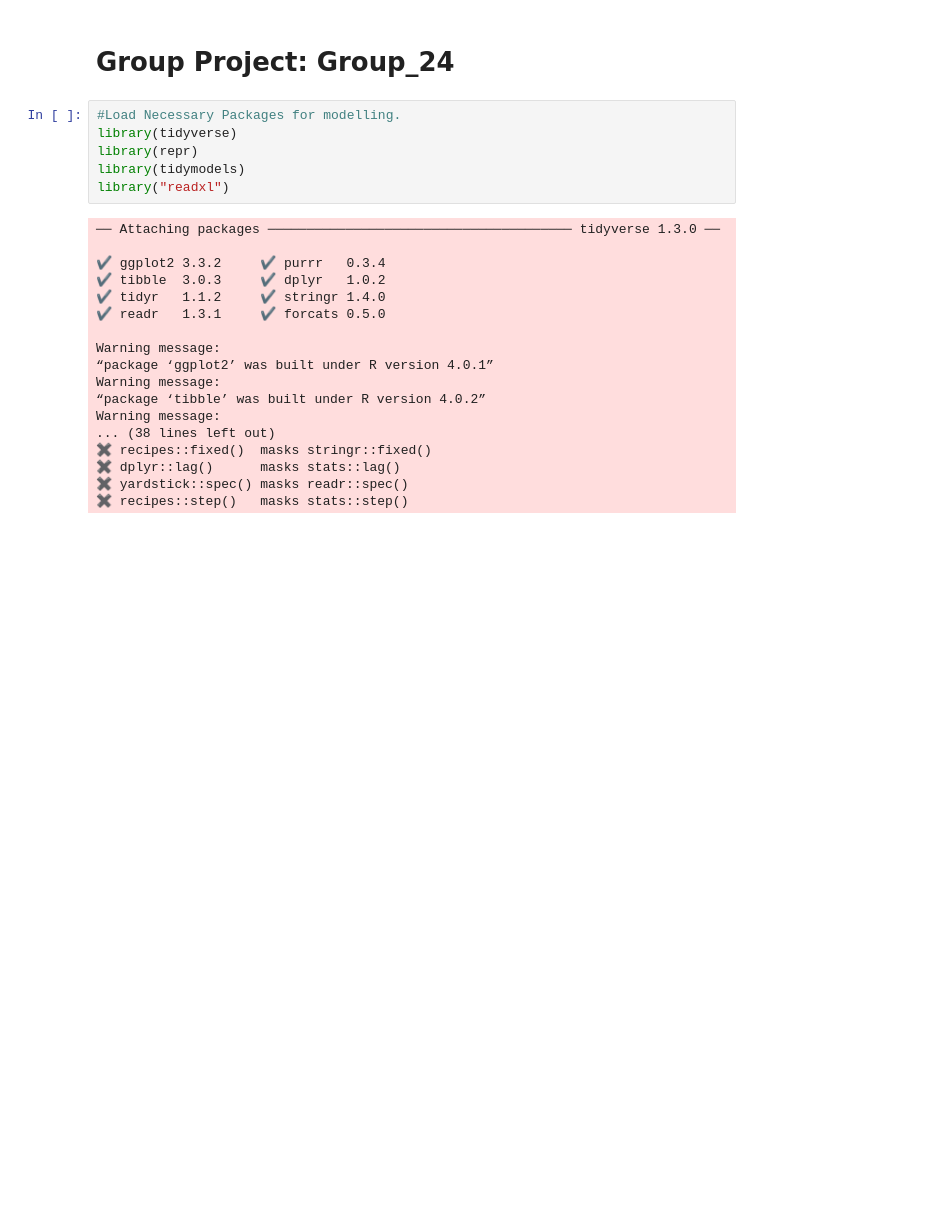
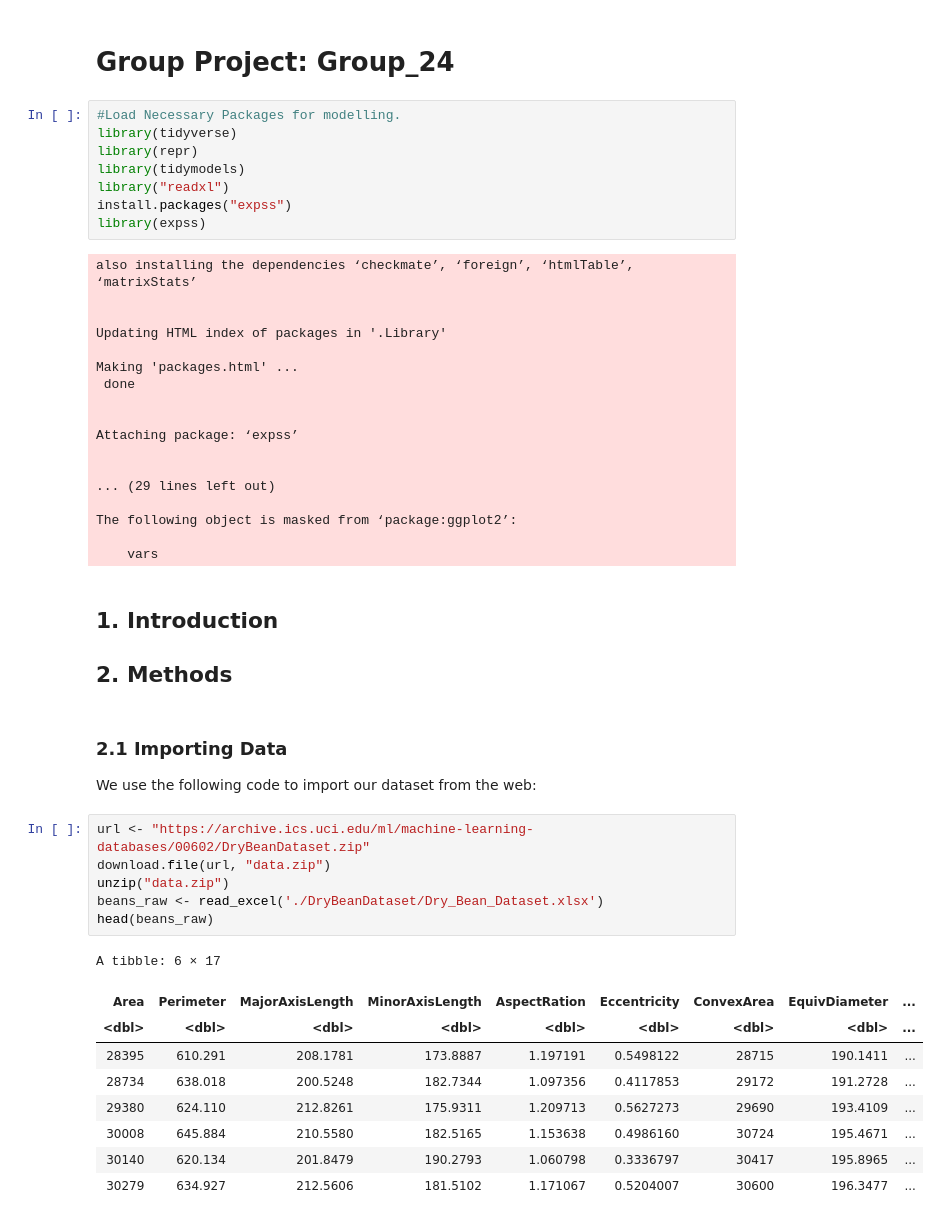
Before and after one commit to EdwardWangDataScience/Project_Proposal_Group_24, a Jupyter notebook: main/Group_project.ipynb, the cells around one changed output. Drawn from its saved outputs; the diff is of its cells as text; blank space fills up the shorter version.

```diff
--- a/main/Group_project.ipynb
+++ b/main/Group_project.ipynb
@@ -6,21 +6,48 @@ library(tidyverse)
 library(repr)
 library(tidymodels)
 library("readxl")
+install.packages("expss")
+library(expss)
 # %% [output]
-── Attaching packages ─────────────────────────────────────── tidyverse 1.3.0 ──
+also installing the dependencies ‘checkmate’, ‘foreign’, ‘htmlTable’, ‘matrixStats’
 
-✔ ggplot2 3.3.2     ✔ purrr   0.3.4
-✔ tibble  3.0.3     ✔ dplyr   1.0.2
-✔ tidyr   1.1.2     ✔ stringr 1.4.0
-✔ readr   1.3.1     ✔ forcats 0.5.0
 
-Warning message:
-“package ‘ggplot2’ was built under R version 4.0.1”
-Warning message:
-“package ‘tibble’ was built under R version 4.0.2”
-Warning message:
-... (38 lines left out)
-✖ recipes::fixed()  masks stringr::fixed()
-✖ dplyr::lag()      masks stats::lag()
-✖ yardstick::spec() masks readr::spec()
-✖ recipes::step()   masks stats::step()
+Updating HTML index of packages in '.Library'
+
+Making 'packages.html' ...
+ done
+
+
+Attaching package: ‘expss’
+
+
+... (29 lines left out)
+
+The following object is masked from ‘package:ggplot2’:
+
+    vars
+# %% [markdown]
+## 1. Introduction
+
+## 2. Methods
+# %% [markdown]
+
+### 2.1 Importing Data
+
+We use the following code to import our dataset from the web:
+# %%
+url <- "https://archive.ics.uci.edu/ml/machine-learning-databases/00602/DryBeanDataset.zip"
+download.file(url, "data.zip")
+unzip("data.zip")
+beans_raw <- read_excel('./DryBeanDataset/Dry_Bean_Dataset.xlsx')
+head(beans_raw)
+# %% [output]
+A tibble: 6 × 17
+| Area | Perimeter | MajorAxisLength | MinorAxisLength | AspectRation | Eccentricity | ConvexArea | EquivDiameter | ... |
+| <dbl> | <dbl> | <dbl> | <dbl> | <dbl> | <dbl> | <dbl> | <dbl> | ... |
+| 28395 | 610.291 | 208.1781 | 173.8887 | 1.197191 | 0.5498122 | 28715 | 190.1411 | ... |
+| 28734 | 638.018 | 200.5248 | 182.7344 | 1.097356 | 0.4117853 | 29172 | 191.2728 | ... |
+| 29380 | 624.110 | 212.8261 | 175.9311 | 1.209713 | 0.5627273 | 29690 | 193.4109 | ... |
+| 30008 | 645.884 | 210.5580 | 182.5165 | 1.153638 | 0.4986160 | 30724 | 195.4671 | ... |
+| 30140 | 620.134 | 201.8479 | 190.2793 | 1.060798 | 0.3336797 | 30417 | 195.8965 | ... |
+| 30279 | 634.927 | 212.5606 | 181.5102 | 1.171067 | 0.5204007 | 30600 | 196.3477 | ... |
```
Also changed, not shown: parts of 13 cells of this notebook.
